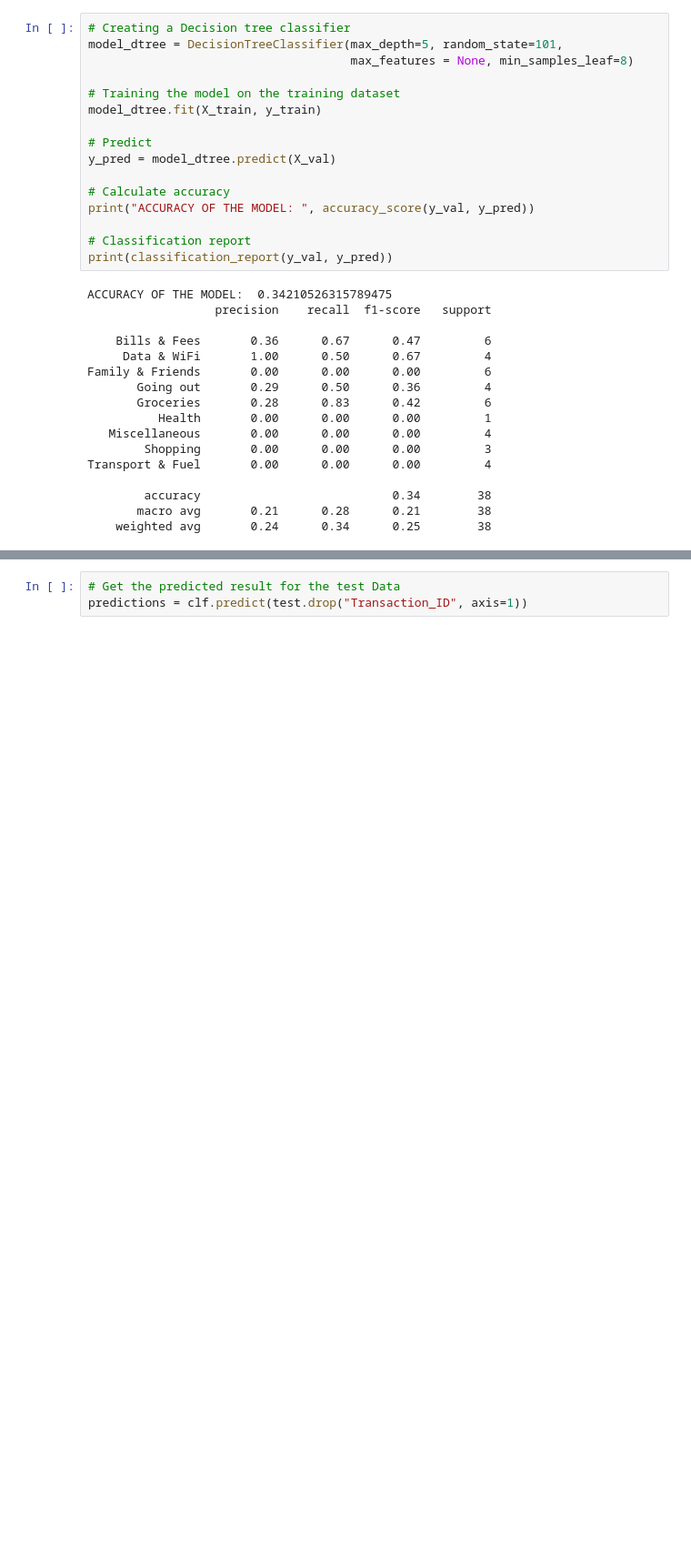
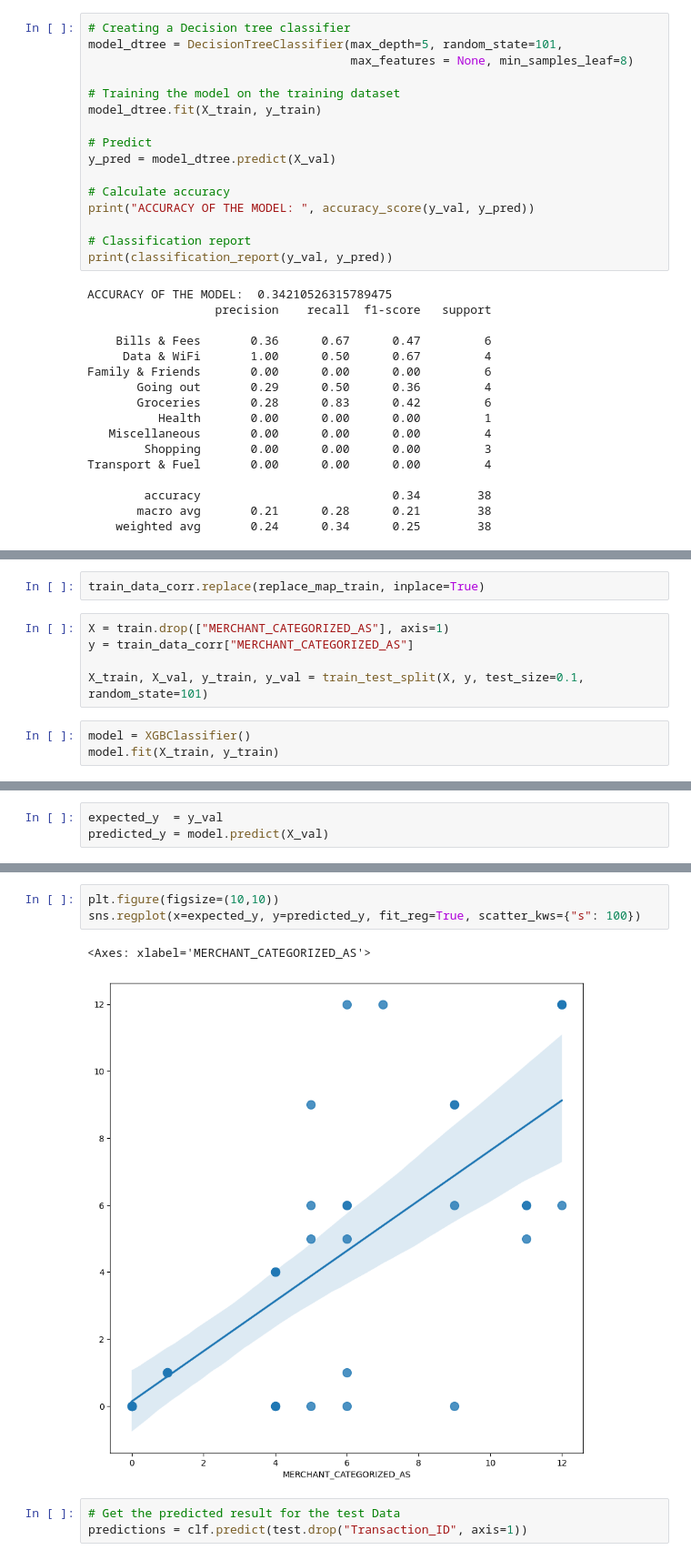
Before and after one commit to The-DigitalAcademy/Zweli-alvin_classification_challenge, a Jupyter notebook: purchase_analysis.ipynb, the cells around one changed output, grey strips where cells are left out. Shown: that part at 91% size. Drawn from its saved outputs; the diff is of its cells as text; blank space fills up the shorter version.

```diff
--- a/purchase_analysis.ipynb
+++ b/purchase_analysis.ipynb
@@ -236,0 +249,10 @@ Transport & Fuel       0.60      0.75      0.67         4
+# %%
+train_data_corr.replace(replace_map_train, inplace=True)
+# %%
+X = train.drop(["MERCHANT_CATEGORIZED_AS"], axis=1)
+y = train_data_corr["MERCHANT_CATEGORIZED_AS"]
+
+X_train, X_val, y_train, y_val = train_test_split(X, y, test_size=0.1, random_state=101)
+# %%
+model = XGBClassifier()
+model.fit(X_train, y_train)
@@ -236,0 +271,3 @@ Transport & Fuel       0.60      0.75      0.67         4
+# %%
+expected_y  = y_val
+predicted_y = model.predict(X_val)
@@ -237,3 +295,9 @@ Transport & Fuel       0.60      0.75      0.67         4
+# %%
+plt.figure(figsize=(10,10))
+sns.regplot(x=expected_y, y=predicted_y, fit_reg=True, scatter_kws={"s": 100})
+# %% [output]
+<Axes: xlabel='MERCHANT_CATEGORIZED_AS'>
+[figure, added]
 # %%
 # Get the predicted result for the test Data
 predictions = clf.predict(test.drop("Transaction_ID", axis=1))
```
Also changed, not shown: parts of 8 cells of this notebook.
